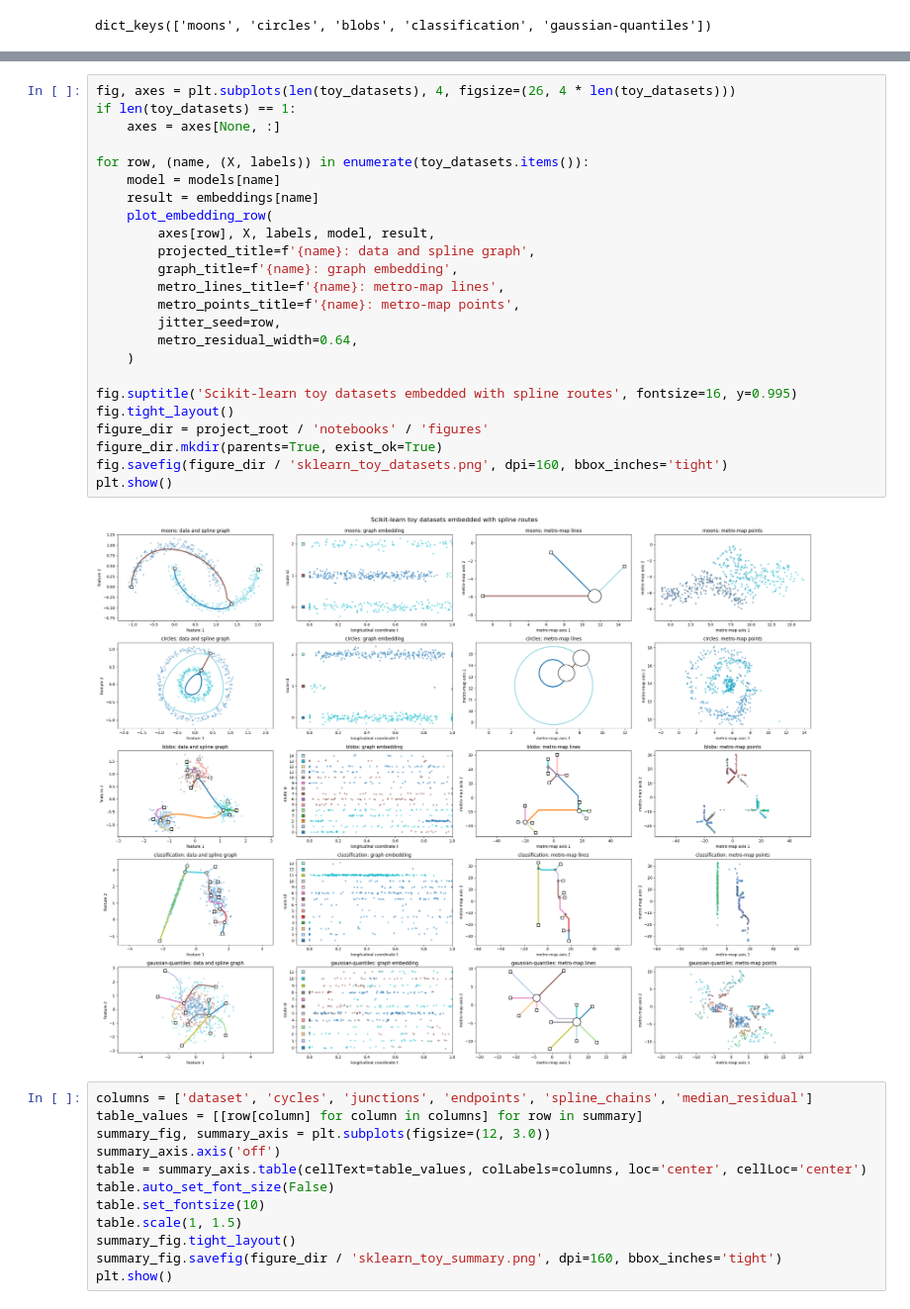
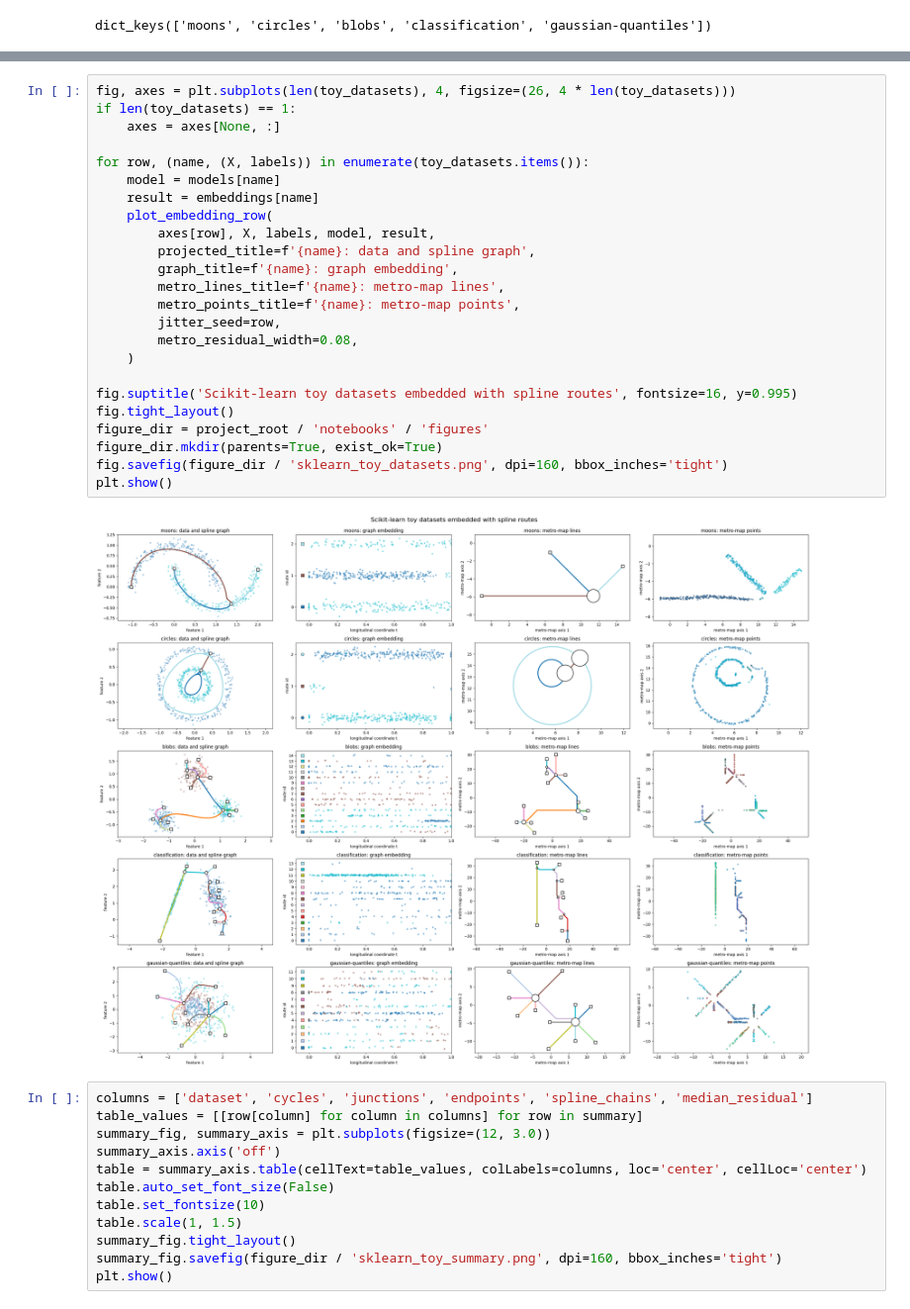
Before and after one commit to fabriziocosta/TopologicalGraphEmbedding, a Jupyter notebook: notebooks/visualize_sklearn_toy_datasets.ipynb, the cells around one changed output, grey strips where cells are left out. Shown at 99% size. Saved outputs shown, nothing was run; the diff lists cells and outputs as text.

```diff
--- a/notebooks/visualize_sklearn_toy_datasets.ipynb
+++ b/notebooks/visualize_sklearn_toy_datasets.ipynb
@@ -104,28 +104,28 @@ summary
 # %%
 fig, axes = plt.subplots(len(toy_datasets), 4, figsize=(26, 4 * len(toy_datasets)))
 if len(toy_datasets) == 1:
     axes = axes[None, :]
 
 for row, (name, (X, labels)) in enumerate(toy_datasets.items()):
     model = models[name]
     result = embeddings[name]
     plot_embedding_row(
         axes[row], X, labels, model, result,
         projected_title=f'{name}: data and spline graph',
         graph_title=f'{name}: graph embedding',
         metro_lines_title=f'{name}: metro-map lines',
         metro_points_title=f'{name}: metro-map points',
         jitter_seed=row,
-        metro_residual_width=0.64,
+        metro_residual_width=0.08,
     )
 
 fig.suptitle('Scikit-learn toy datasets embedded with spline routes', fontsize=16, y=0.995)
 fig.tight_layout()
 figure_dir = project_root / 'notebooks' / 'figures'
 figure_dir.mkdir(parents=True, exist_ok=True)
 fig.savefig(figure_dir / 'sklearn_toy_datasets.png', dpi=160, bbox_inches='tight')
 plt.show()
 # %% [output]
-[figure, old version]
+[figure, new version]
 # %%
 columns = ['dataset', 'cycles', 'junctions', 'endpoints', 'spline_chains', 'median_residual']
```
Also changed, not shown: 9 other files.
